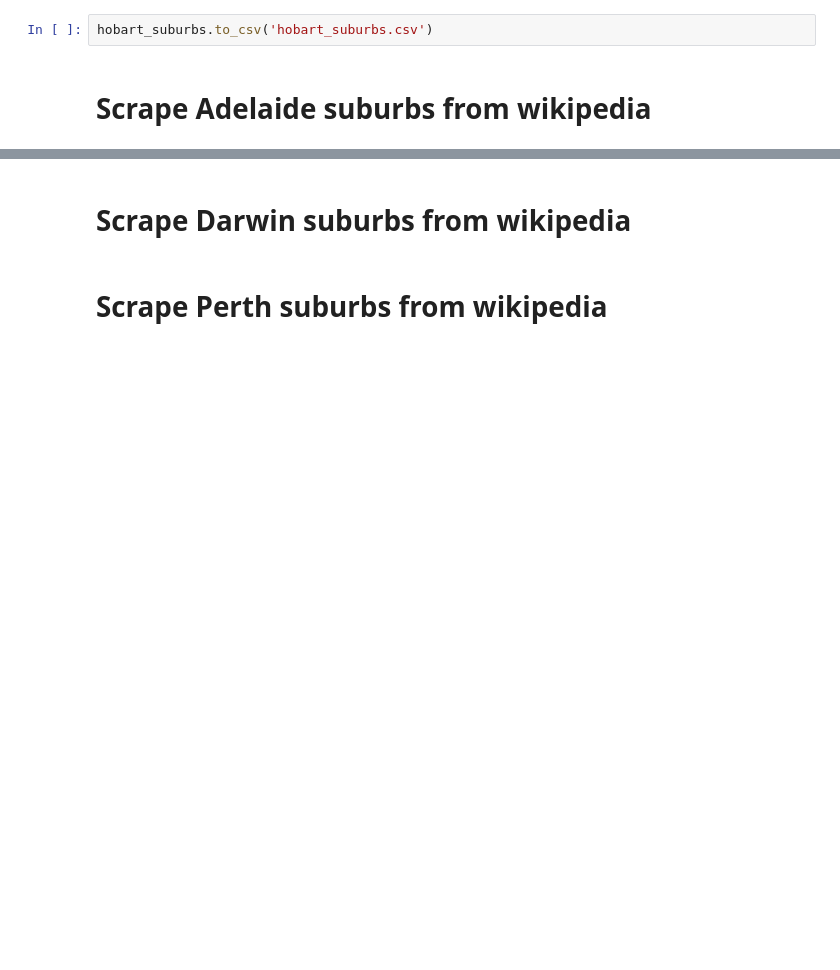
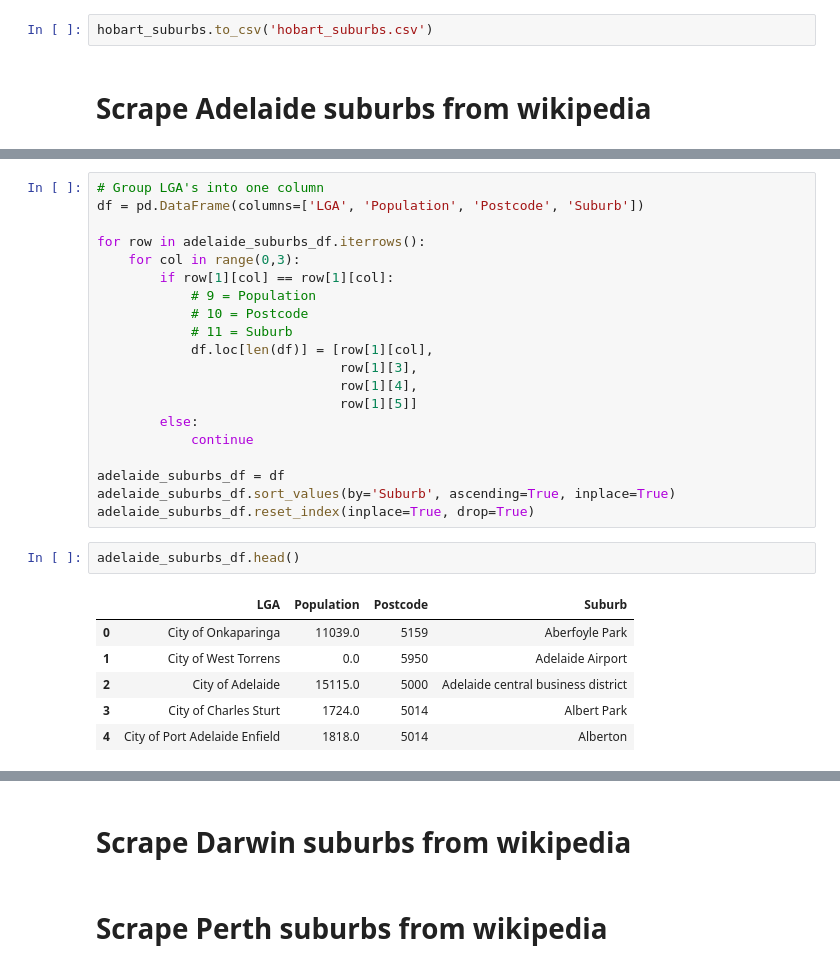
Before and after one commit to jasontran600/IBM_data_science_captstone_project, a Jupyter notebook: Melbourne_Sydney_Tasmania_migration_project/data_scraping_suburbs.ipynb, the cells around one changed output, grey strips where cells are left out. Saved outputs shown, nothing was run; the diff lists cells and outputs as text; blank space fills up the shorter version.

```diff
--- a/Melbourne_Sydney_Tasmania_migration_project/data_scraping_suburbs.ipynb
+++ b/Melbourne_Sydney_Tasmania_migration_project/data_scraping_suburbs.ipynb
@@ -1651,0 +1692,29 @@ hobart_suburbs.to_csv('hobart_suburbs.csv')
+# %%
+# Group LGA's into one column
+df = pd.DataFrame(columns=['LGA', 'Population', 'Postcode', 'Suburb'])
+
+for row in adelaide_suburbs_df.iterrows():
+    for col in range(0,3):
+        if row[1][col] == row[1][col]:
+            # 9 = Population
+            # 10 = Postcode
+            # 11 = Suburb
+            df.loc[len(df)] = [row[1][col],
+                               row[1][3],
+                               row[1][4],
+                               row[1][5]]
+        else:
+            continue
+
+adelaide_suburbs_df = df
+adelaide_suburbs_df.sort_values(by='Suburb', ascending=True, inplace=True)
+adelaide_suburbs_df.reset_index(inplace=True, drop=True)
+# %%
+adelaide_suburbs_df.head()
+# %% [output]
+|  | LGA | Population | Postcode | Suburb |
+| 0 | City of Onkaparinga | 11039.0 | 5159 | Aberfoyle Park |
+| 1 | City of West Torrens | 0.0 | 5950 | Adelaide Airport |
+| 2 | City of Adelaide | 15115.0 | 5000 | Adelaide central business district |
+| 3 | City of Charles Sturt | 1724.0 | 5014 | Albert Park |
+| 4 | City of Port Adelaide Enfield | 1818.0 | 5014 | Alberton |
```
Also changed, not shown: parts of 44 cells of this notebook, 3 other files.
